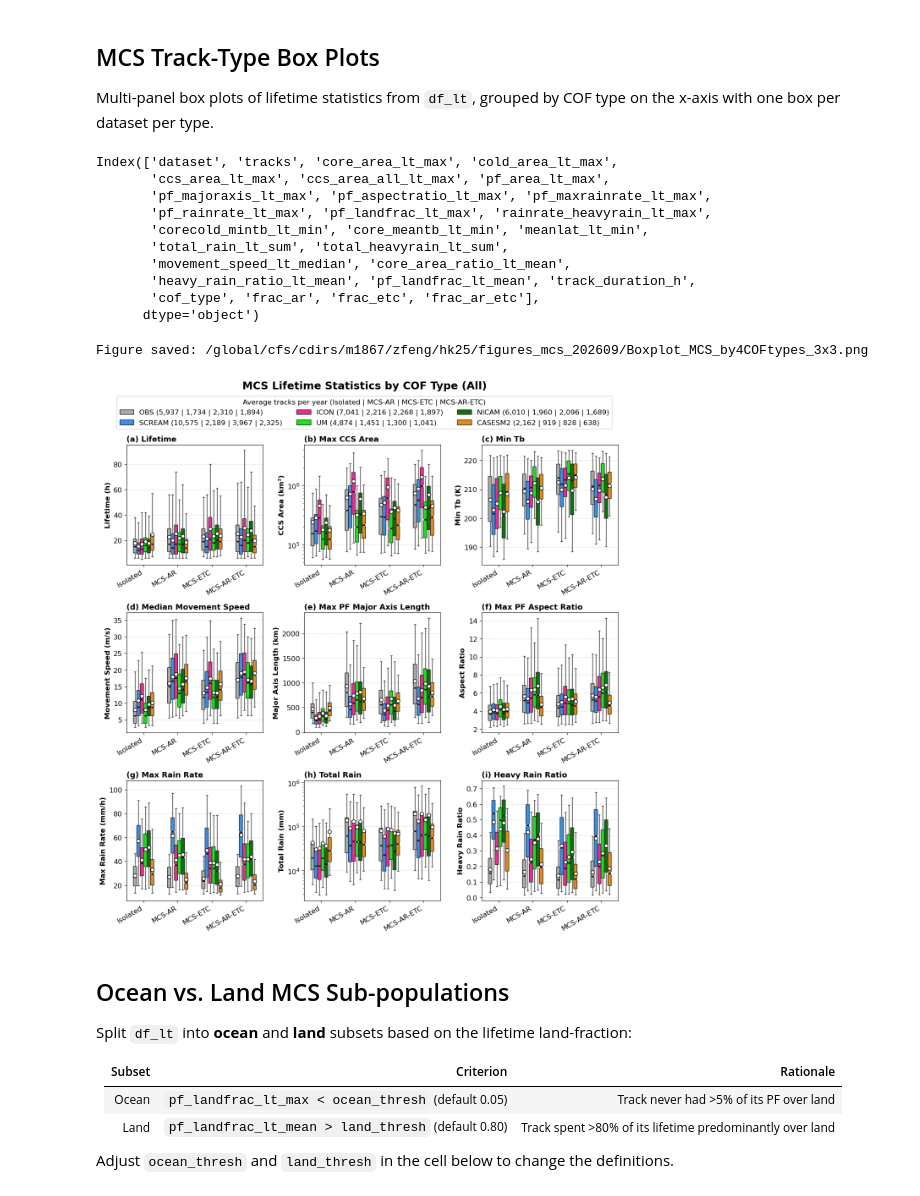
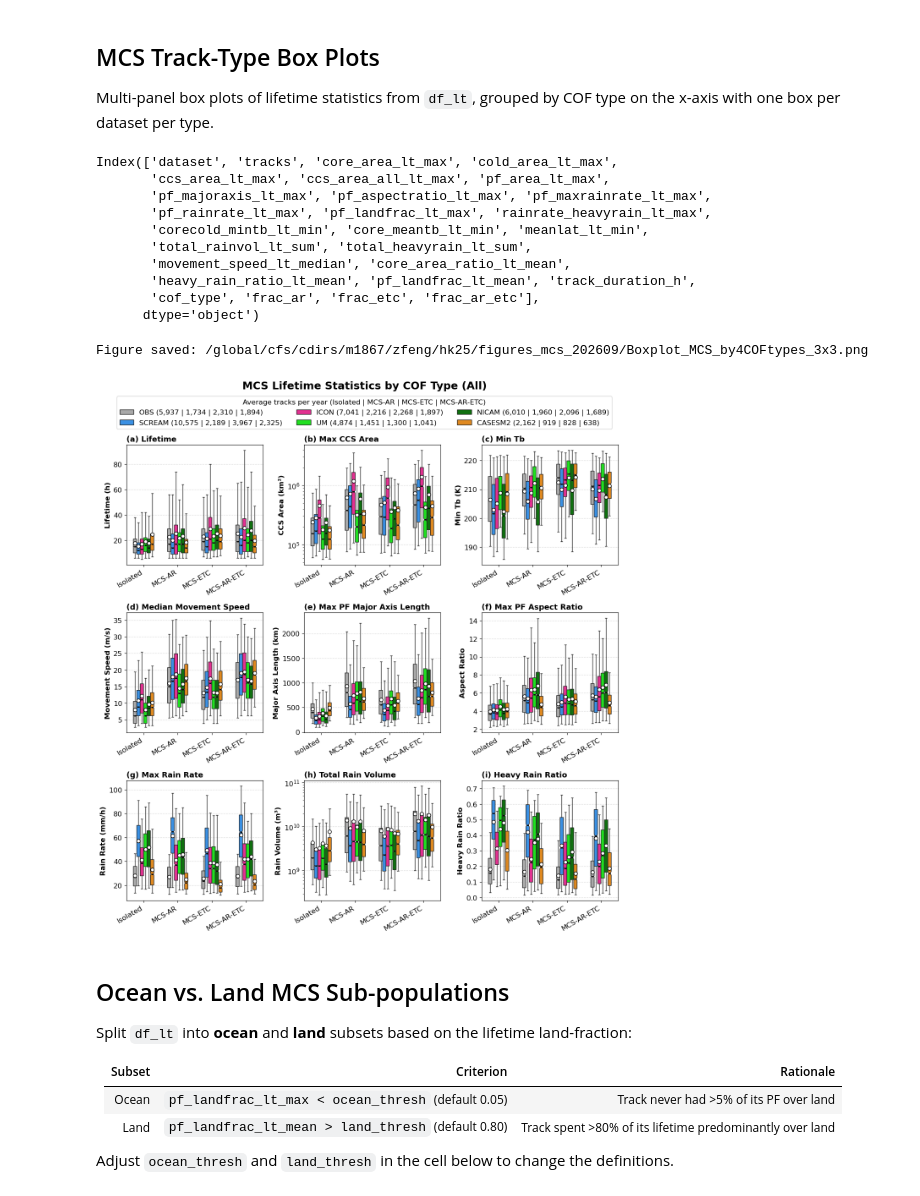
Before and after one commit to WACCEM/gsrm_cooccurrencefeature, a Jupyter notebook: notebooks/plot_mcs_cof_trackstats_multisource.ipynb, the cells around one changed output. Drawn from its saved outputs; the diff is of its cells as text; code cells hidden in the pictures.

Commit message:
Convert MCS total rain analysis to rain volume
Derive total_rainvol using a uniform 100 km2 pixel area. Use rain volume in lifetime plots and significance tables, and refresh notebook outputs.

```diff
--- a/notebooks/plot_mcs_cof_trackstats_multisource.ipynb
+++ b/notebooks/plot_mcs_cof_trackstats_multisource.ipynb
@@ -192,15 +192,18 @@ Years of data per dataset:
 # ccs_area_all    : total CCS area including merged and split cloud systems
 # core_area_ratio : convective core fraction of the total CCS area
 # heavy_rain_ratio: fraction of total rainfall that is heavy rain
+# total_rainvol   : rain volume (m³), assuming a uniform 100 km² pixel area
+pixel_area = 100  # km² per pixel
 df_all_src['ccs_area_all']     = df_all_src['ccs_area'] + df_all_src['merge_ccs_area'] + df_all_src['split_ccs_area']
 df_all_src['core_area_ratio']  = df_all_src['core_area'] / df_all_src['ccs_area']
 df_all_src['heavy_rain_ratio'] = df_all_src['total_heavyrain'] / df_all_src['total_rain']
+df_all_src['total_rainvol']    = df_all_src['total_rain'] * pixel_area * 1e3  # mm × km² → m³
 
 # Replace inf (division by zero when denominator == 0) with NaN
 df_all_src.replace([np.inf, -np.inf], np.nan, inplace=True)
 
 print("Derived columns added:")
-for col in ['ccs_area_all', 'core_area_ratio', 'heavy_rain_ratio']:
+for col in ['ccs_area_all', 'core_area_ratio', 'heavy_rain_ratio', 'total_rainvol']:
     print(f"  {col}: min={df_all_src[col].min():.4g}, "
           f"max={df_all_src[col].max():.4g}, "
           f"NaN={df_all_src[col].isna().sum():,}")
@@ -428,7 +432,7 @@ max_vars    = ['core_area', 'cold_area', 'ccs_area', 'ccs_area_all',
                'pf_area', 'pf_majoraxis', 'pf_aspectratio',
                'pf_maxrainrate', 'pf_rainrate', 'pf_landfrac', 'rainrate_heavyrain']
 min_vars    = ['corecold_mintb', 'core_meantb', 'meanlat']
-sum_vars    = ['total_rain', 'total_heavyrain']
+sum_vars    = ['total_rainvol', 'total_heavyrain']
 median_vars = ['movement_speed', ]
 mean_vars = ['core_area_ratio', 'heavy_rain_ratio', 'pf_landfrac']
 
@@ -717,7 +721,7 @@ Index(['dataset', 'tracks', 'core_area_lt_max', 'cold_area_lt_max',
        'pf_majoraxis_lt_max', 'pf_aspectratio_lt_max', 'pf_maxrainrate_lt_max',
        'pf_rainrate_lt_max', 'pf_landfrac_lt_max', 'rainrate_heavyrain_lt_max',
        'corecold_mintb_lt_min', 'core_meantb_lt_min', 'meanlat_lt_min',
-       'total_rain_lt_sum', 'total_heavyrain_lt_sum',
+       'total_rainvol_lt_sum', 'total_heavyrain_lt_sum',
        'movement_speed_lt_median', 'core_area_ratio_lt_mean',
        'heavy_rain_ratio_lt_mean', 'pf_landfrac_lt_mean', 'track_duration_h',
        'cof_type', 'frac_ar', 'frac_etc', 'frac_ar_etc'],
@@ -727,13 +731,13 @@ Index(['dataset', 'tracks', 'core_area_lt_max', 'cold_area_lt_max',
 lt_variables = [
     ['track_duration_h',  'ccs_area_all_lt_max',   'corecold_mintb_lt_min', ],
     ['movement_speed_lt_median',    'pf_majoraxis_lt_max',   'pf_aspectratio_lt_max', ],
-    ['pf_maxrainrate_lt_max', 'total_rain_lt_sum',  'heavy_rain_ratio_lt_mean'],
+    ['pf_maxrainrate_lt_max', 'total_rainvol_lt_sum',  'heavy_rain_ratio_lt_mean'],
 ]
 
 panel_titles = [
     ['(a) Lifetime',      '(b) Max CCS Area',      '(c) Min Tb'],
     ['(d) Median Movement Speed',   '(e) Max PF Major Axis Length', '(f) Max PF Aspect Ratio'],
-    ['(g) Max Rain Rate', '(h) Total Rain',        '(i) Heavy Rain Ratio'],
+    ['(g) Max Rain Rate', '(h) Total Rain Volume',        '(i) Heavy Rain Ratio'],
 ]
 
 lt_var_labels = {
@@ -741,12 +745,12 @@ lt_var_labels = {
     'ccs_area_all_lt_max':      'CCS Area (km²)',
     'corecold_mintb_lt_min':    'Min Tb (K)',
     'pf_area_lt_max':           'PF Area (km²)',
-    'pf_rainrate_lt_max':       'Mean Rain Rate (mm/h)',
+    'pf_rainrate_lt_max':       'Rain Rate (mm/h)',
     'pf_majoraxis_lt_max':      'Major Axis Length (km)',
     'heavy_rain_ratio_lt_mean': 'Heavy Rain Ratio',
     'pf_aspectratio_lt_max':    'Aspect Ratio',
-    'pf_maxrainrate_lt_max':    'Max Rain Rate (mm/h)',
-    'total_rain_lt_sum':        'Total Rain (mm)',
+    'pf_maxrainrate_lt_max':    'Rain Rate (mm/h)',
+    'total_rainvol_lt_sum':     'Rain Volume (m³)',
     'movement_speed_lt_median': 'Movement Speed (m/s)',
 }
 
@@ -756,34 +760,34 @@ lt_yscale = [
     ['linear', 'linear', 'linear'],
     ['linear', 'log',    'linear'],
 ]
 
 figname = f"{fig_dir}Boxplot_MCS_by4COFtypes_3x3.png"
 
 fig = plot_boxplots_by_mcs_type(
     df_lt,
     lt_variables,
     lt_var_labels,
     figsize=(15, 14),
     title="MCS Lifetime Statistics by COF Type (All)",
     title_y=0.97,
     source_colors=source_colors,
     dataset_order=['OBS', 'SCREAM', 'ICON', 'UM', 'NICAM', 'CASESM2'],
     box_width=0.6,
     xtick_rotation=30,
     notch=True,
     panel_titles=panel_titles,
     yscale=lt_yscale,
     fontsize=12,
     legend_ncol=3,
     legend_y=0.95,   # lower this (e.g. 0.99) to close gap to top panels
     hspace=0.4, wspace=0.3,
     n_years=n_years_by_dataset,
     figname=figname,
 )
 plt.show()
 # %% [output]
 Figure saved: /global/cfs/cdirs/m1867/zfeng/hk25/figures_mcs_202609/Boxplot_MCS_by4COFtypes_3x3.png
-[figure, old version]
+[figure, new version]
 # %% [markdown]
 ## Ocean vs. Land MCS Sub-populations
 
```
Also changed, not shown: parts of 8 cells of this notebook.
